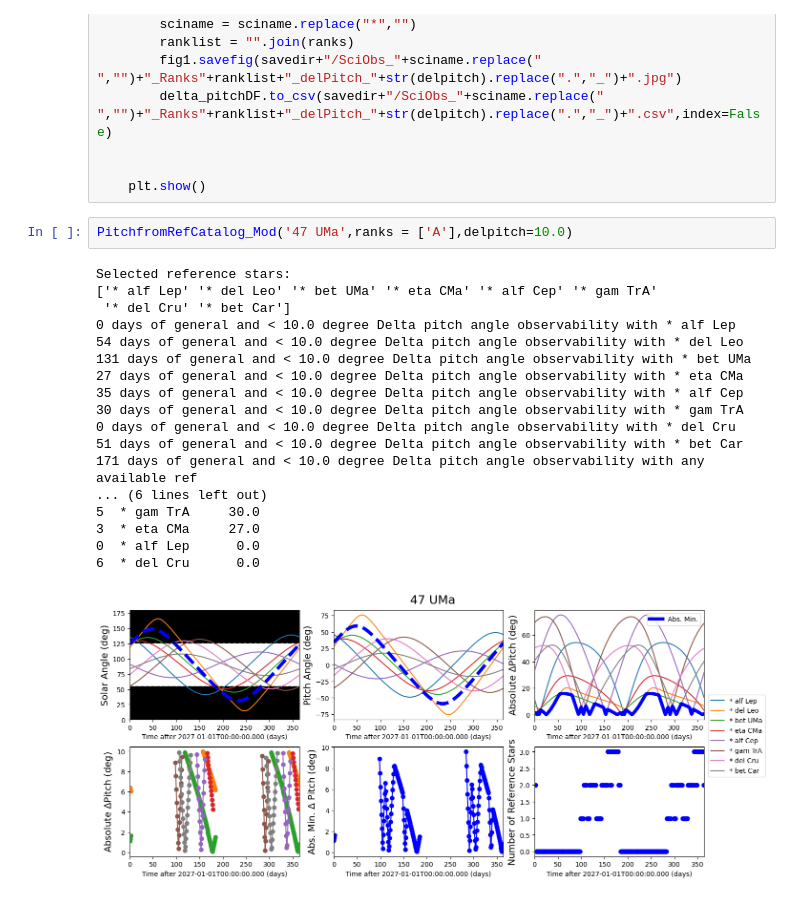
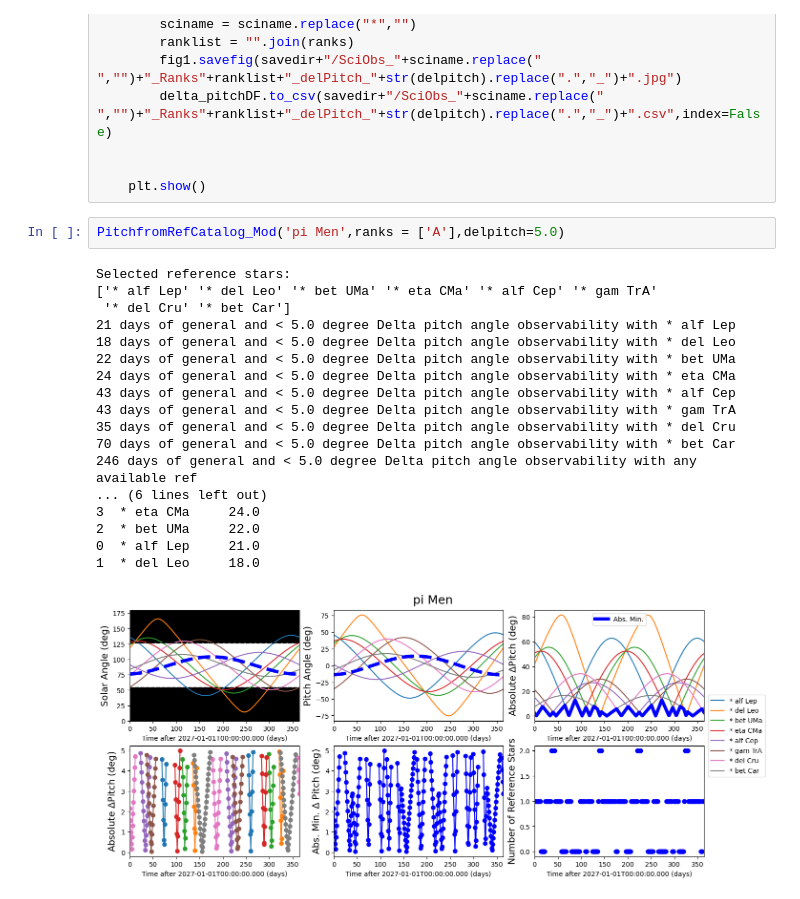
Before and after one commit to roman-corgi/roman_pointing, a Jupyter notebook: Notebooks/RefStarCoverage.ipynb, the cells around one changed output. Drawn from its saved outputs; the diff is of its cells as text.

```diff
--- a/Notebooks/RefStarCoverage.ipynb
+++ b/Notebooks/RefStarCoverage.ipynb
@@ -307,23 +307,23 @@ def PitchfromRefCatalog_Mod(sciname,ranks=['A','B','C'],delpitch=5.0,save=False,
 
     plt.show()
 # %%
-PitchfromRefCatalog_Mod('47 UMa',ranks = ['A'],delpitch=10.0)
+PitchfromRefCatalog_Mod('pi Men',ranks = ['A'],delpitch=5.0)
 # %% [output]
 Selected reference stars:
 ['* alf Lep' '* del Leo' '* bet UMa' '* eta CMa' '* alf Cep' '* gam TrA'
  '* del Cru' '* bet Car']
-0 days of general and < 10.0 degree Delta pitch angle observability with * alf Lep
-54 days of general and < 10.0 degree Delta pitch angle observability with * del Leo
-131 days of general and < 10.0 degree Delta pitch angle observability with * bet UMa
-27 days of general and < 10.0 degree Delta pitch angle observability with * eta CMa
-35 days of general and < 10.0 degree Delta pitch angle observability with * alf Cep
-30 days of general and < 10.0 degree Delta pitch angle observability with * gam TrA
-0 days of general and < 10.0 degree Delta pitch angle observability with * del Cru
-51 days of general and < 10.0 degree Delta pitch angle observability with * bet Car
-171 days of general and < 10.0 degree Delta pitch angle observability with any available ref
+21 days of general and < 5.0 degree Delta pitch angle observability with * alf Lep
+18 days of general and < 5.0 degree Delta pitch angle observability with * del Leo
+22 days of general and < 5.0 degree Delta pitch angle observability with * bet UMa
+24 days of general and < 5.0 degree Delta pitch angle observability with * eta CMa
+43 days of general and < 5.0 degree Delta pitch angle observability with * alf Cep
+43 days of general and < 5.0 degree Delta pitch angle observability with * gam TrA
+35 days of general and < 5.0 degree Delta pitch angle observability with * del Cru
+70 days of general and < 5.0 degree Delta pitch angle observability with * bet Car
+246 days of general and < 5.0 degree Delta pitch angle observability with any available ref
 ... (6 lines left out)
-5  * gam TrA     30.0
-3  * eta CMa     27.0
-0  * alf Lep      0.0
-6  * del Cru      0.0
+3  * eta CMa     24.0
+2  * bet UMa     22.0
+0  * alf Lep     21.0
+1  * del Leo     18.0
-[figure, old version]
+[figure, new version]
```
